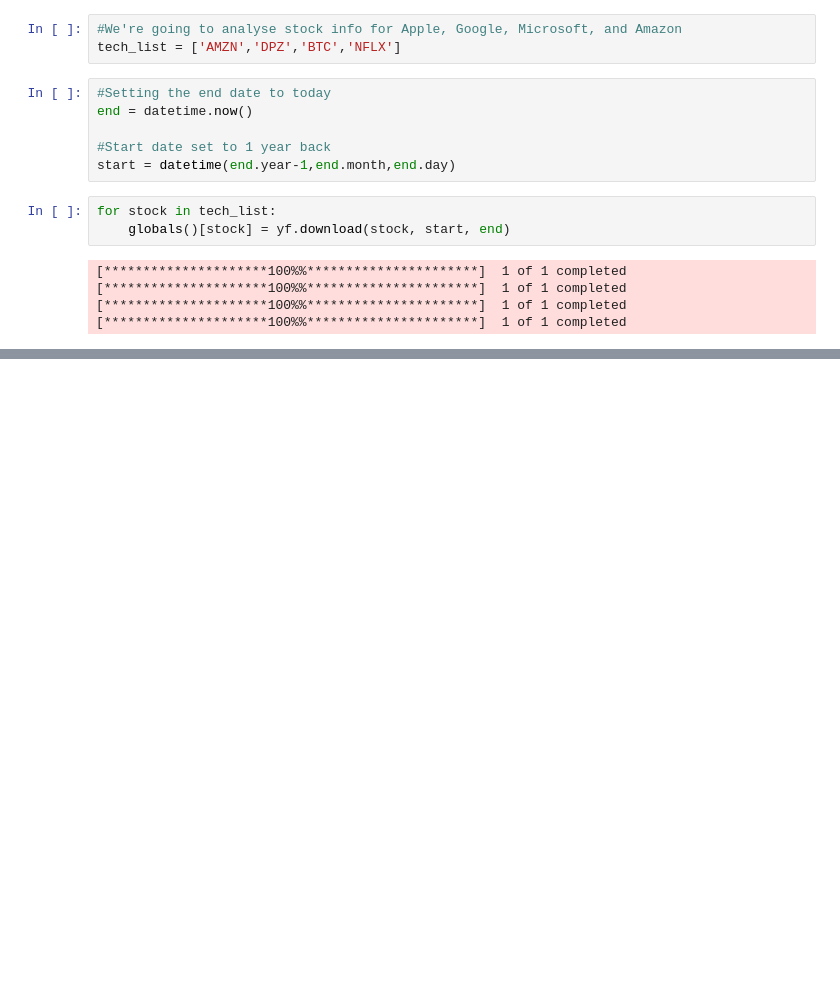
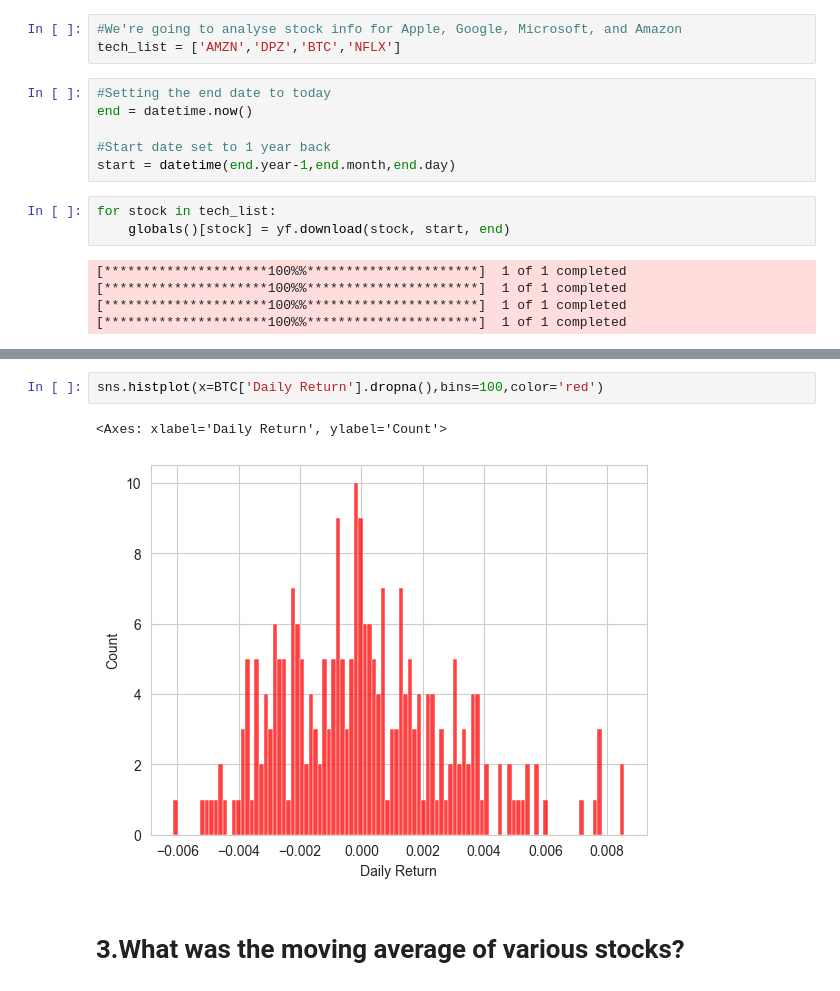
Before and after one commit to Deepak-B-G/Fast-Lane-Internship, a Jupyter notebook: Project-02/project-02.ipynb, the cells around one changed output, grey strips where cells are left out. Saved outputs shown, nothing was run; the diff lists cells and outputs as text; blank space fills up the shorter version.

```diff
--- a/Project-02/project-02.ipynb
+++ b/Project-02/project-02.ipynb
@@ -115,0 +149,7 @@ plt.show()
+# %%
+sns.histplot(x=BTC['Daily Return'].dropna(),bins=100,color='red')
+# %% [output]
+<Axes: xlabel='Daily Return', ylabel='Count'>
+[figure, added]
+# %% [markdown]
+# 3.What was the moving average of various stocks?
```
Also changed, not shown: parts of 35 cells of this notebook.
